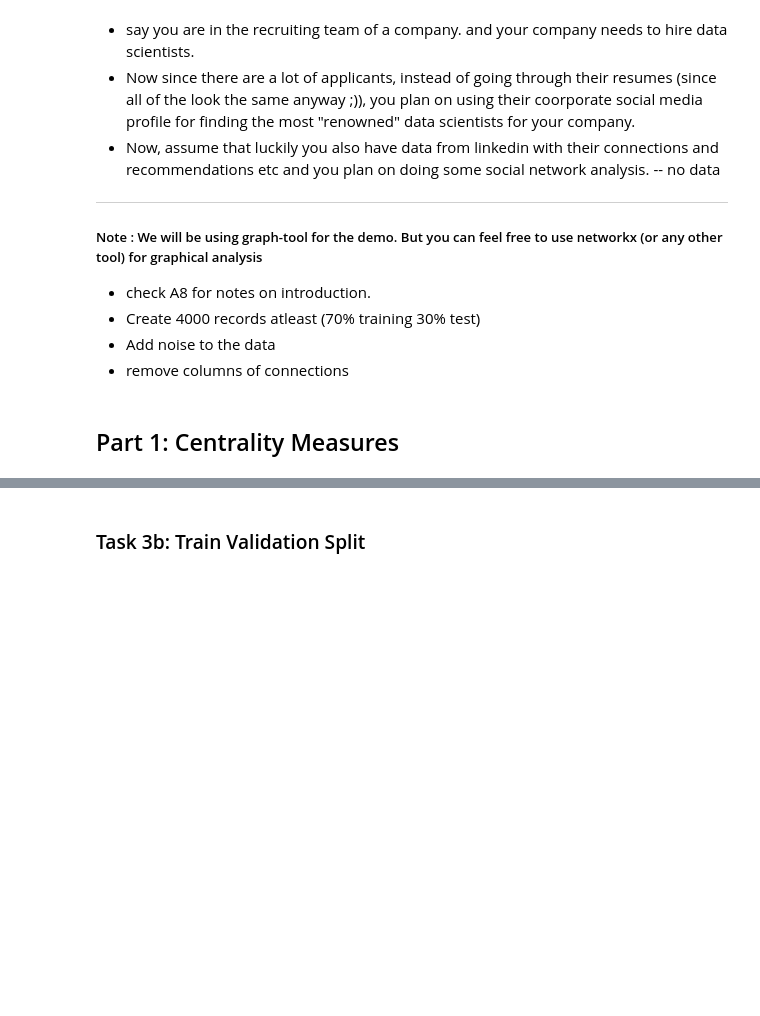
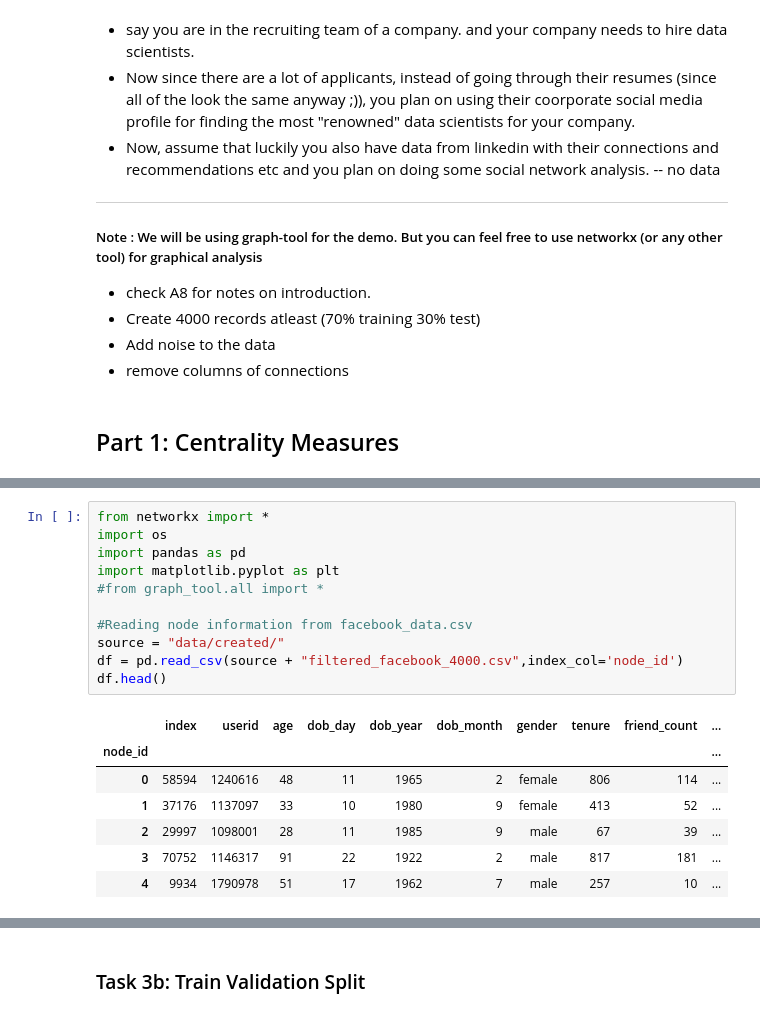
Before and after one commit to meghan14/big_data_projects_python, a Jupyter notebook: assignment_design/assignment_design_cmpt733_mg_networkx.ipynb, the cells around one changed output, grey strips where cells are left out. Drawn from its saved outputs; the diff is of its cells as text; blank space fills up the shorter version.

```diff
--- a/assignment_design/assignment_design_cmpt733_mg_networkx.ipynb
+++ b/assignment_design/assignment_design_cmpt733_mg_networkx.ipynb
@@ -266,0 +27,19 @@ https://rawgit.com/sfu-db/bigdata-cmpt733/master/Assignments/A5/A5.html
+# %%
+from networkx import *
+import os
+import pandas as pd
+import matplotlib.pyplot as plt
+#from graph_tool.all import *
+
+#Reading node information from facebook_data.csv
+source = "data/created/"
+df = pd.read_csv(source + "filtered_facebook_4000.csv",index_col='node_id')
+df.head()
+# %% [output]
+|  | index | userid | age | dob_day | dob_year | dob_month | gender | tenure | friend_count | ... |
+| node_id |  |  |  |  |  |  |  |  |  | ... |
+| 0 | 58594 | 1240616 | 48 | 11 | 1965 | 2 | female | 806 | 114 | ... |
+| 1 | 37176 | 1137097 | 33 | 10 | 1980 | 9 | female | 413 | 52 | ... |
+| 2 | 29997 | 1098001 | 28 | 11 | 1985 | 9 | male | 67 | 39 | ... |
+| 3 | 70752 | 1146317 | 91 | 22 | 1922 | 2 | male | 817 | 181 | ... |
+| 4 | 9934 | 1790978 | 51 | 17 | 1962 | 7 | male | 257 | 10 | ... |
```
Also changed, not shown: parts of 39 cells of this notebook, 4 other files.
